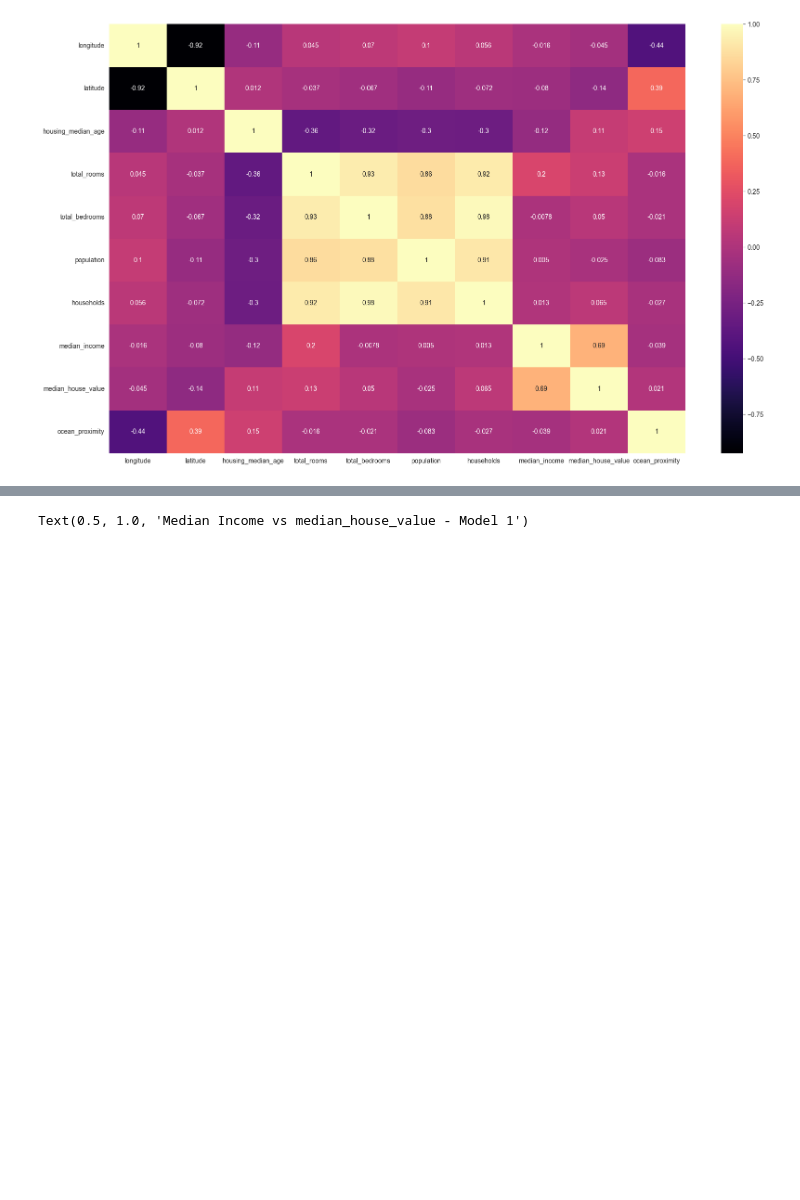
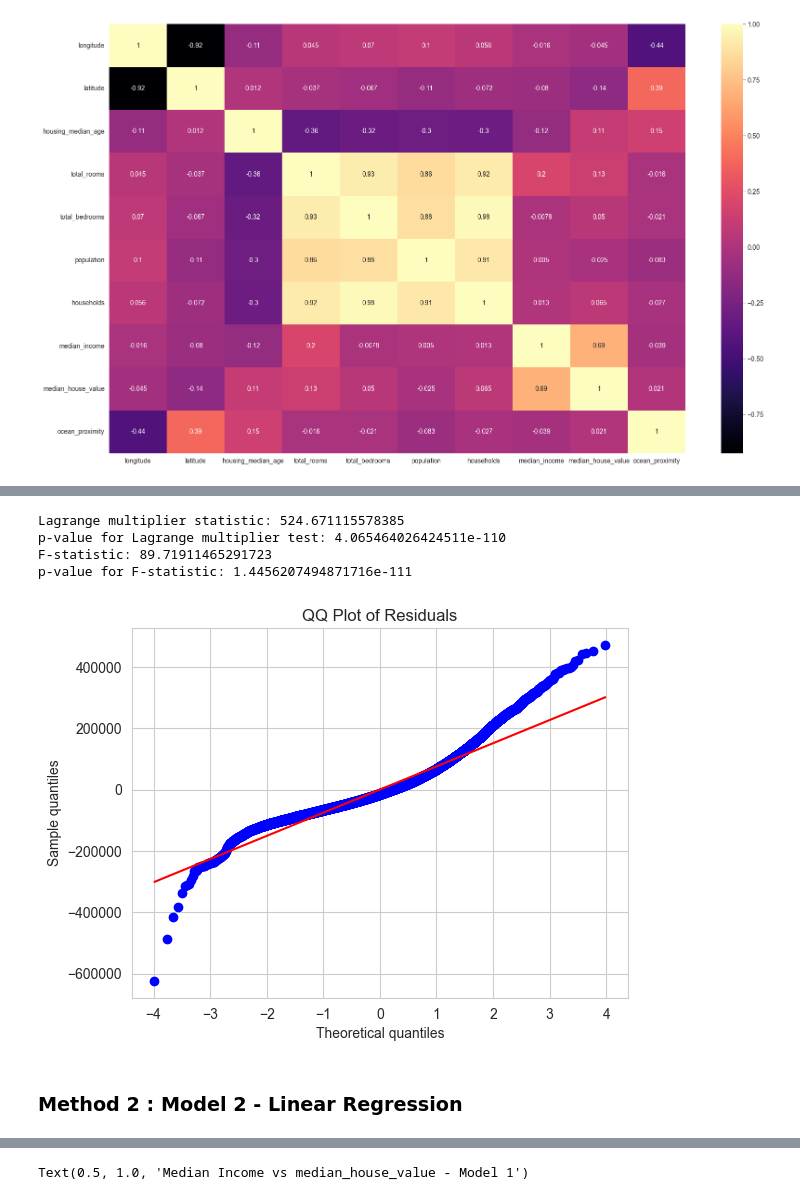
Before and after one commit to ROHIT32767/BRSM, a Jupyter notebook: Assignments/Regression Assignment/2021101113.ipynb, the cells around one changed output, grey strips where cells are left out. Cells and saved outputs as stored; diff of their text form; code cells hidden in the pictures; blank space fills up the shorter version.

```diff
--- a/Assignments/Regression Assignment/2021101113.ipynb
+++ b/Assignments/Regression Assignment/2021101113.ipynb
@@ -47,0 +199,25 @@ plt.show()
+# %%
+residuals = result.resid
+X = result.model.exog
+lm, lm_p_value, fvalue, f_p_value = het_breuschpagan(residuals, X)
+print("Lagrange multiplier statistic:", lm)
+print("p-value for Lagrange multiplier test:", lm_p_value)
+print("F-statistic:", fvalue)
+print("p-value for F-statistic:", f_p_value)
+# %% [output]
+Lagrange multiplier statistic: 524.671115578385
+p-value for Lagrange multiplier test: 4.065464026424511e-110
+F-statistic: 89.71911465291723
+p-value for F-statistic: 1.4456207494871716e-111
+# %%
+import scipy.stats as stats
+residuals = result.resid
+stats.probplot(residuals, dist="norm", plot=plt)
+plt.title("QQ Plot of Residuals")
+plt.xlabel("Theoretical quantiles")
+plt.ylabel("Sample quantiles")
+plt.show()
+# %% [output]
+[figure, added]
+# %% [markdown]
+### Method 2 : Model 2 - Linear Regression
```
Also changed, not shown: parts of 30 cells of this notebook, 9 other files.
